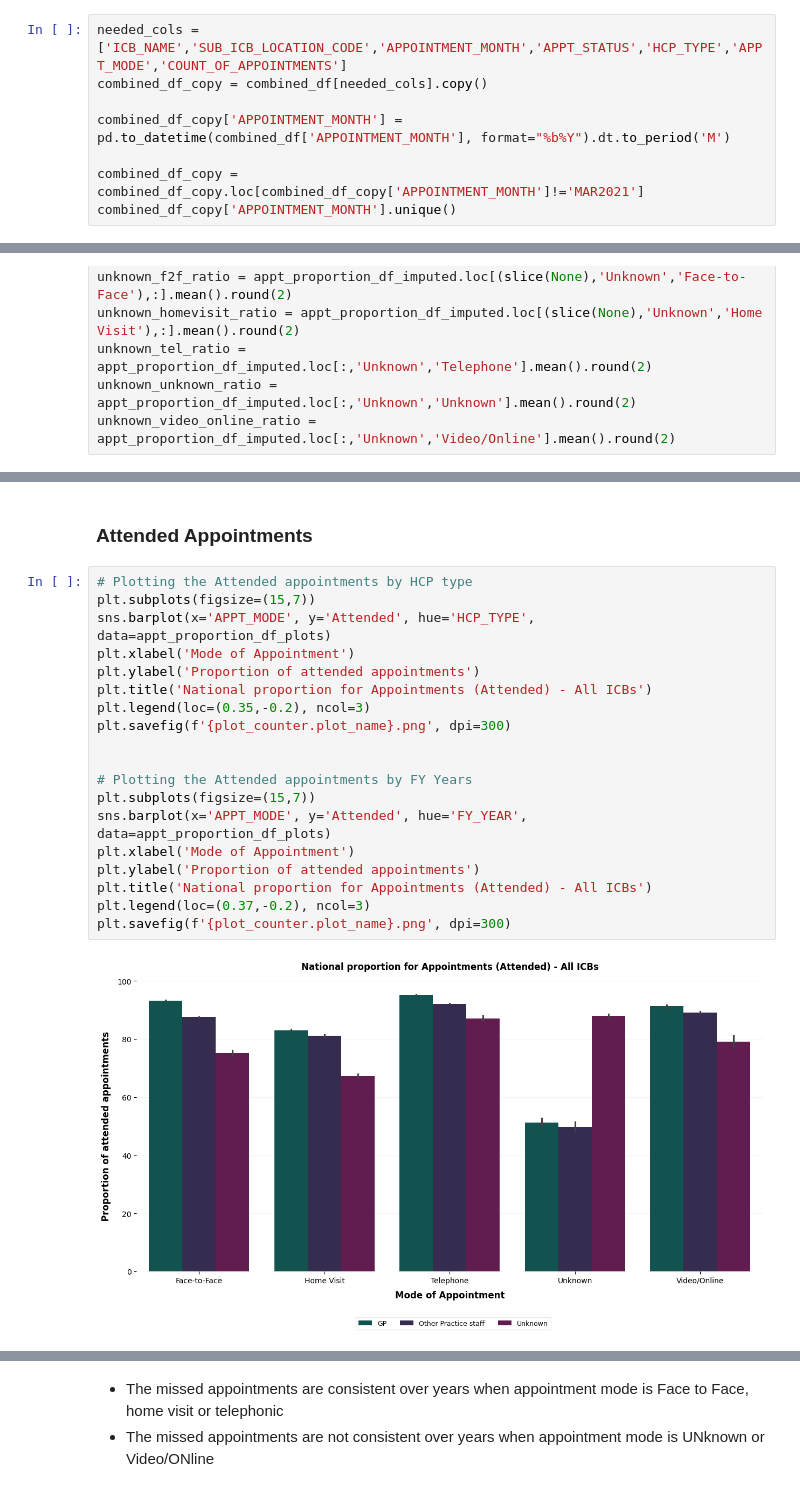
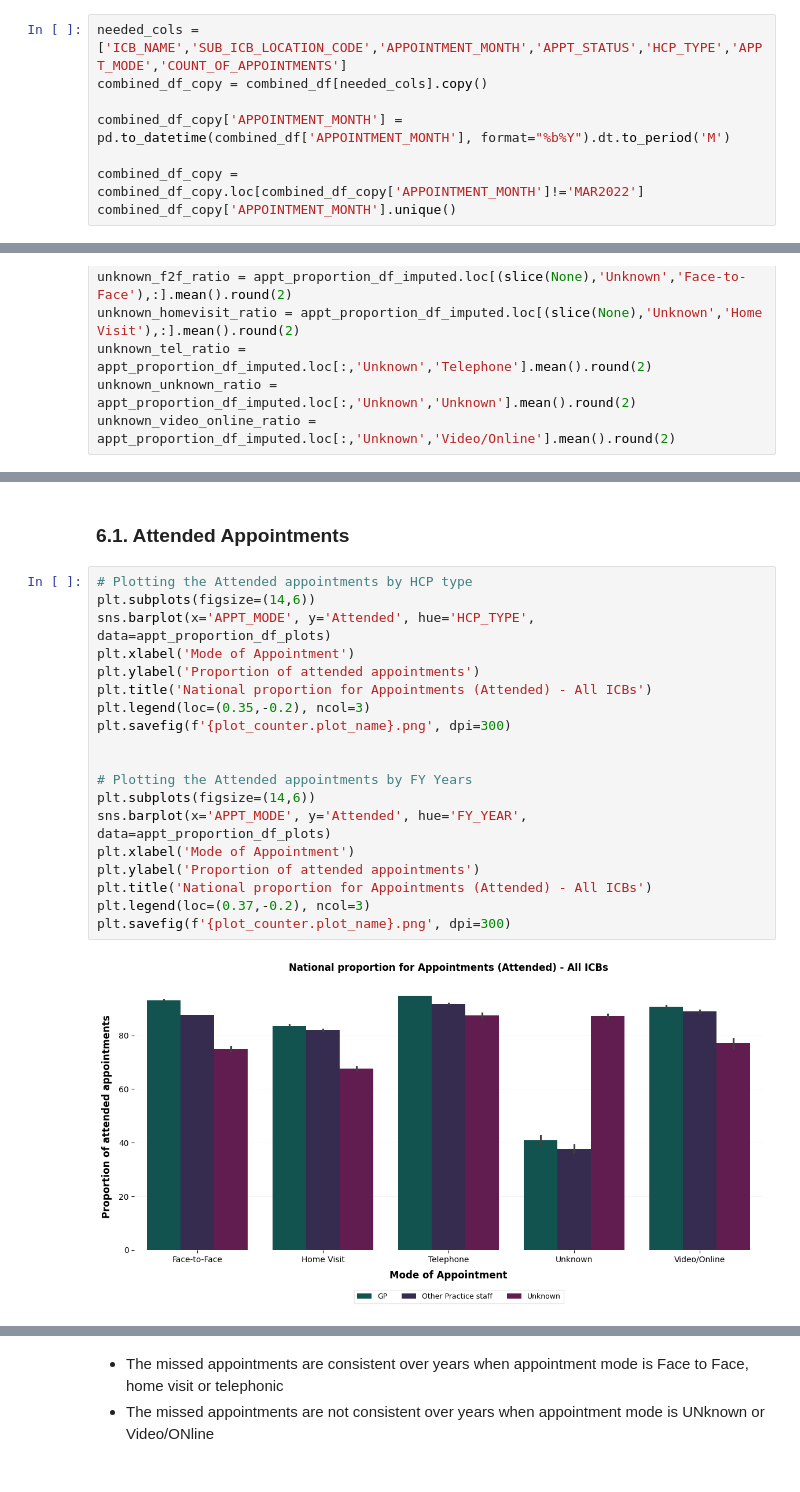
Before and after one commit to SNEE-ICS/PrimaryCareDemandAndCapacity, a Jupyter notebook: notebooks/1b_AppointmentsAttended.ipynb, the cells around one changed output, grey strips where cells are left out. Drawn from its saved outputs; the diff is of its cells as text.

```diff
--- a/notebooks/1b_AppointmentsAttended.ipynb
+++ b/notebooks/1b_AppointmentsAttended.ipynb
@@ -97,7 +102,7 @@ combined_df_copy = combined_df[needed_cols].copy()
 
 combined_df_copy['APPOINTMENT_MONTH'] = pd.to_datetime(combined_df['APPOINTMENT_MONTH'], format="%b%Y").dt.to_period('M')
 
-combined_df_copy = combined_df_copy.loc[combined_df_copy['APPOINTMENT_MONTH']!='MAR2021']
+combined_df_copy = combined_df_copy.loc[combined_df_copy['APPOINTMENT_MONTH']!='MAR2022']
 combined_df_copy['APPOINTMENT_MONTH'].unique()
 # %% [output]
 <PeriodArray>
@@ -645,23 +637,23 @@ appt_proportion_df_plots
 # %% [markdown]
-### **Attended Appointments**
+### 6.1. Attended Appointments
 # %%
 # Plotting the Attended appointments by HCP type
-plt.subplots(figsize=(15,7))
+plt.subplots(figsize=(14,6))
 sns.barplot(x='APPT_MODE', y='Attended', hue='HCP_TYPE',  data=appt_proportion_df_plots)
 plt.xlabel('Mode of Appointment')
 plt.ylabel('Proportion of attended appointments')
 plt.title('National proportion for Appointments (Attended) - All ICBs')
 plt.legend(loc=(0.35,-0.2), ncol=3)
 plt.savefig(f'{plot_counter.plot_name}.png', dpi=300)
 
 
 # Plotting the Attended appointments by FY Years
-plt.subplots(figsize=(15,7))
+plt.subplots(figsize=(14,6))
 sns.barplot(x='APPT_MODE', y='Attended', hue='FY_YEAR',  data=appt_proportion_df_plots)
 plt.xlabel('Mode of Appointment')
 plt.ylabel('Proportion of attended appointments')
 plt.title('National proportion for Appointments (Attended) - All ICBs')
 plt.legend(loc=(0.37,-0.2), ncol=3)
 plt.savefig(f'{plot_counter.plot_name}.png', dpi=300)
 # %% [output]
-[figure, old version]
+[figure, new version]
```
Also changed, not shown: parts of 99 cells of this notebook, 3 other files.
